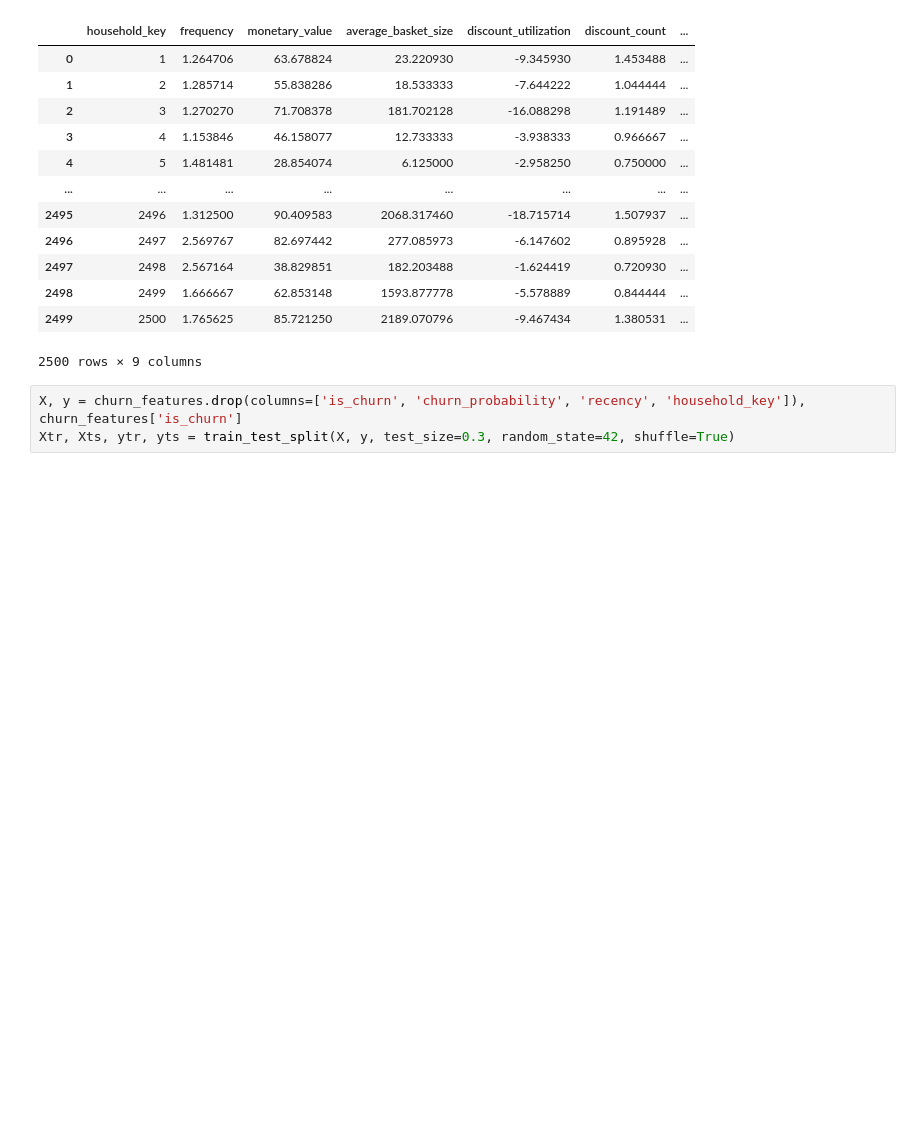
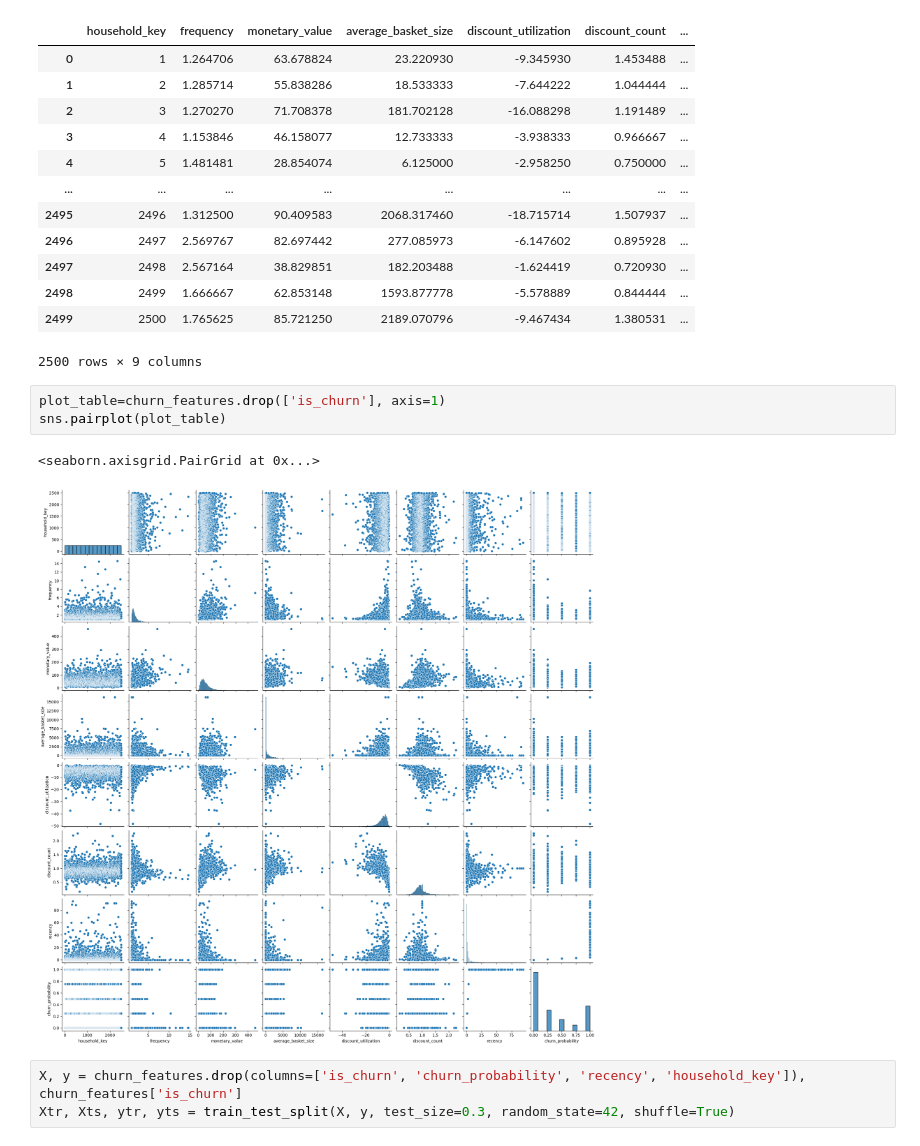
Before and after one commit to agrawalabr/churn-predictor, a Jupyter notebook: churn-model-generator.ipynb, the cells around one changed output. Cells and saved outputs as stored; diff of their text form; blank space fills up the shorter version.

```diff
--- a/churn-model-generator.ipynb
+++ b/churn-model-generator.ipynb
@@ -85,6 +87,12 @@ churn_features
 | 2498 | 2499 | 1.666667 | 62.853148 | 1593.877778 | -5.578889 | 0.844444 | ... |
 | 2499 | 2500 | 1.765625 | 85.721250 | 2189.070796 | -9.467434 | 1.380531 | ... |
 2500 rows × 9 columns
+# %%
+plot_table=churn_features.drop(['is_churn'], axis=1)
+sns.pairplot(plot_table)
+# %% [output]
+<seaborn.axisgrid.PairGrid at 0x...>
+[figure, added]
 # %%
 X, y = churn_features.drop(columns=['is_churn', 'churn_probability', 'recency', 'household_key']), churn_features['is_churn']
 Xtr, Xts, ytr, yts = train_test_split(X, y, test_size=0.3, random_state=42, shuffle=True)
```
Also changed, not shown: parts of 3 cells of this notebook, 2 other files.
